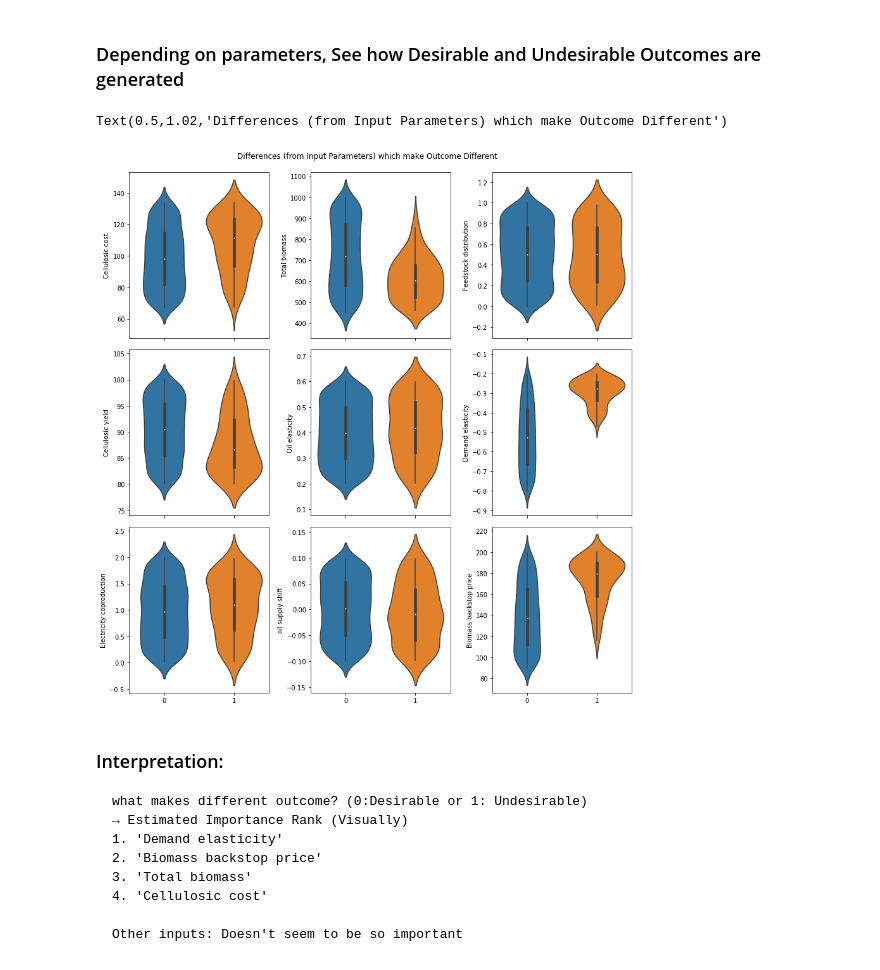
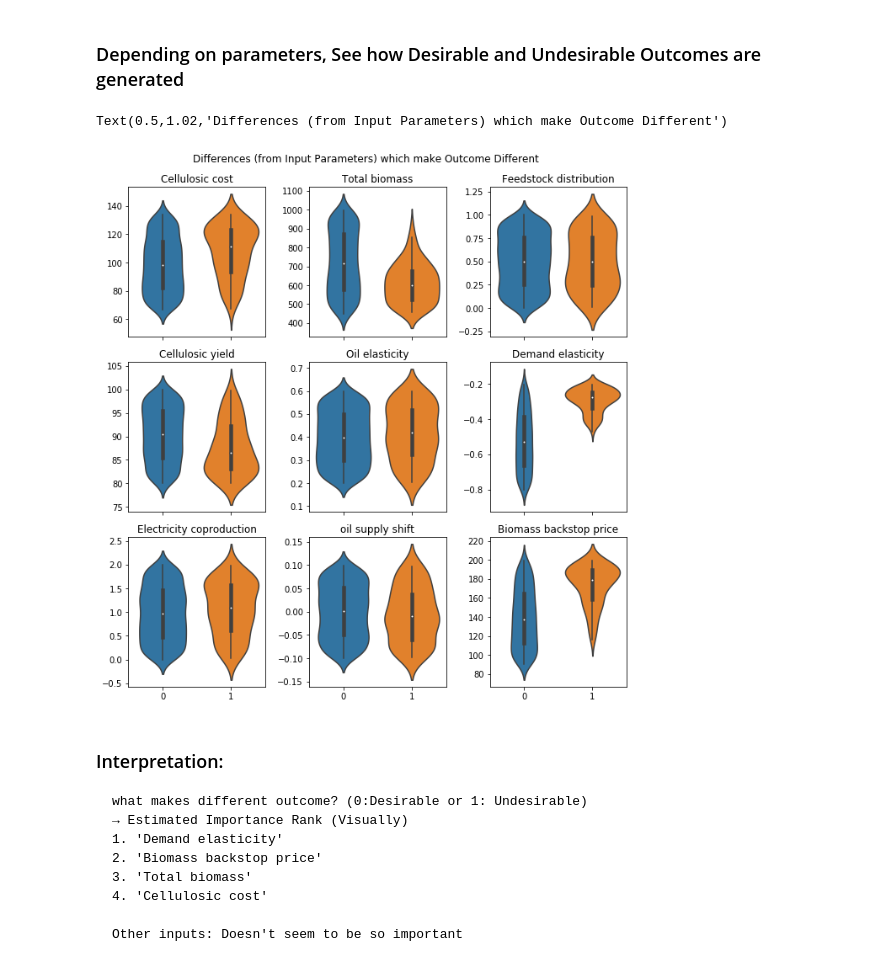
Before and after one commit to yuvenious/epa1361_titan, a Jupyter notebook: week_3/scenario_discovery_assignment.ipynb, the cells around one changed output. Saved outputs shown, nothing was run; the diff lists cells and outputs as text; code cells hidden in the pictures.

```diff
--- a/week_3/scenario_discovery_assignment.ipynb
+++ b/week_3/scenario_discovery_assignment.ipynb
@@ -66,21 +66,23 @@ print(df[df["Expen change"] >= q]["Less than 10%"].unique())
 # %%
 ncols=3
 nrows=3
 fig, axes = plt.subplots(ncols = ncols, nrows = nrows,
                          sharex = True,
-                         figsize = (12,12))
+                         figsize = (9,9))
 locs = list(itertools.product(range(nrows),range(ncols)))
 
 for i,param in enumerate(params):
     loc=locs[i]
     ax=axes[loc]
     sns.violinplot("Greater than 90%", param, data = df, ax=ax, legend=True)
     ax.set_xlabel("")
+    ax.set_ylabel("")
+    ax.set_title(param)
 fig.tight_layout()
 fig.suptitle("Differences (from Input Parameters) which make Outcome Different", y=1.02)
 # %% [output]
 Text(0.5,1.02,'Differences (from Input Parameters) which make Outcome Different')
-[figure, old version]
+[figure, new version]
 # %% [markdown]
 ### Interpretation:
     what makes different outcome? (0:Desirable or 1: Undesirable)
```
Also changed, not shown: parts of 7 cells of this notebook.
